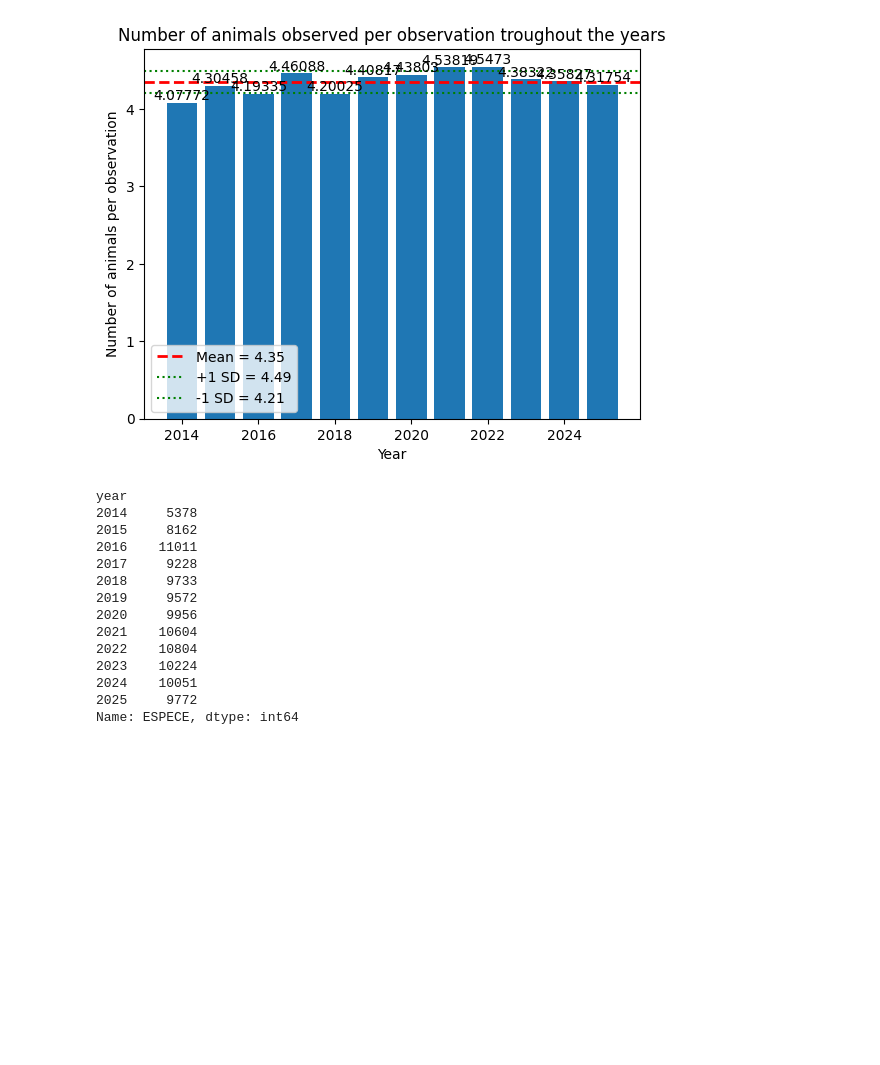
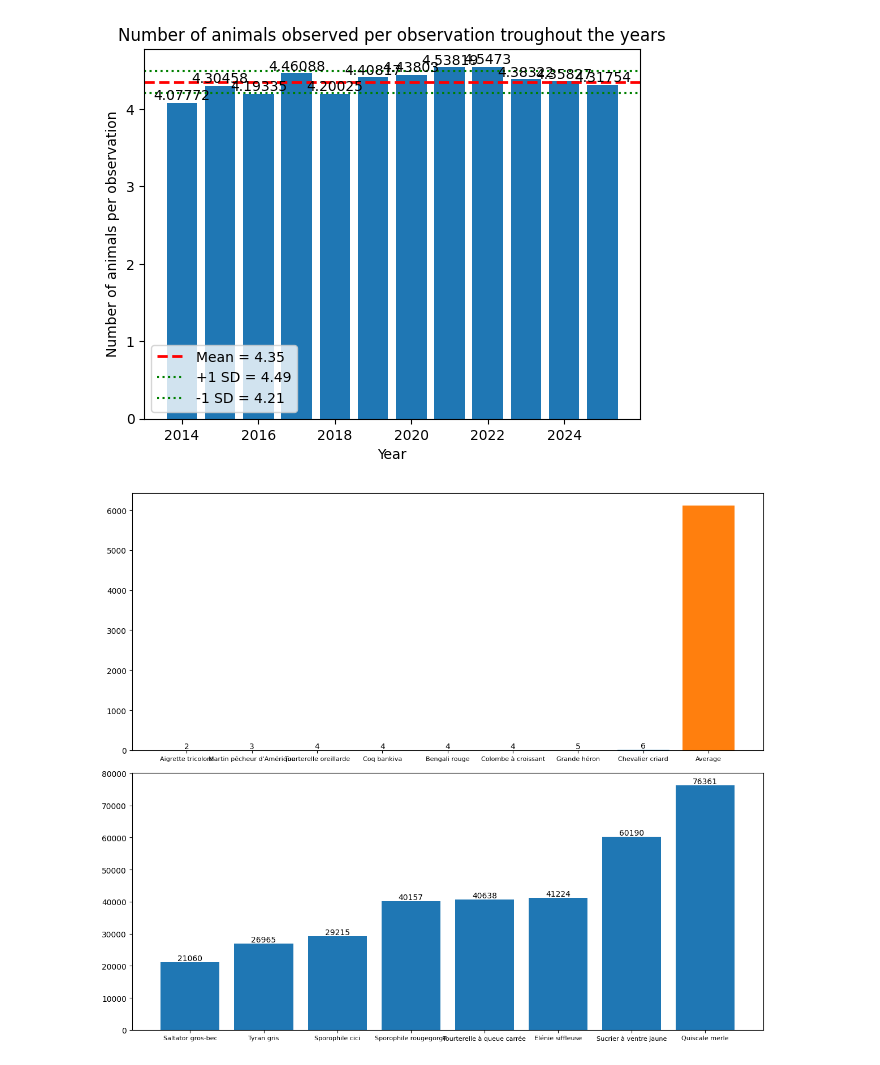
Before and after one commit to baptistepras/birds_biodiversity, a Jupyter notebook: code.ipynb, the cells around one changed output. Cells and saved outputs as stored; diff of their text form; code cells hidden in the pictures; blank space fills up the shorter version.

```diff
--- a/code.ipynb
+++ b/code.ipynb
@@ -484,19 +484,28 @@ print(animalsPerObservations.std())
 0.1424122507496781
 [figure]
 # %%
-observationsYear
+df_observations2 = df_observations[np.array([ not(x in not_in_species) for x in df_observations["ESPECE"]]) ]
+
+amountPerSpecie =  df_observations2.groupby("ESPECE")["Amount"].sum()
+amountSorted= amountPerSpecie.sort_values()
+leastAppeared = amountSorted[:8]
+mostAppeared = amountSorted[-8:]
+
+fig, axes = plt.subplots( 2, 1, figsize =(12, 10))
+
+mean = amountPerSpecie.mean()
+barslow = axes[0].bar(leastAppeared.keys(), leastAppeared.values)
+
+
+barshigh = axes[1].bar(mostAppeared.keys(), mostAppeared.values)
+axes[0].tick_params(axis = 'x', labelsize = 8)
+axes[1].tick_params(axis = 'x', labelsize = 8)
+
+
+axes[0].bar_label(barslow)
+axes[1].bar_label(barshigh)
+axes[1].bar_label(plt.bar("Average", mean))
+
+fig.tight_layout()
 # %% [output]
-year
-2014     5378
-2015     8162
-2016    11011
-2017     9228
-2018     9733
-2019     9572
-2020     9956
-2021    10604
-2022    10804
-2023    10224
-2024    10051
-2025     9772
-Name: ESPECE, dtype: int64
+[figure, added]
```
